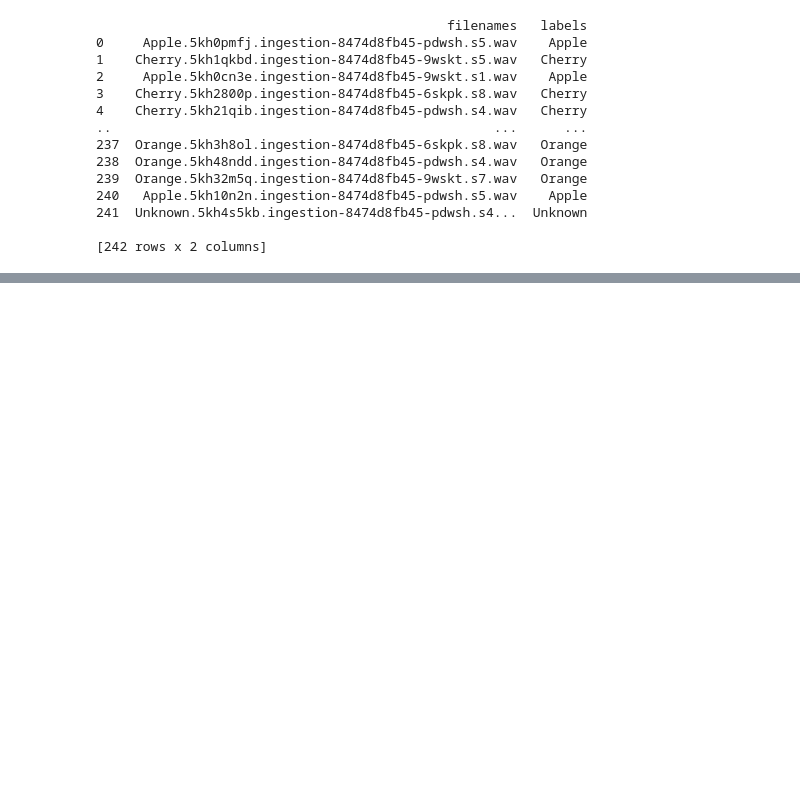
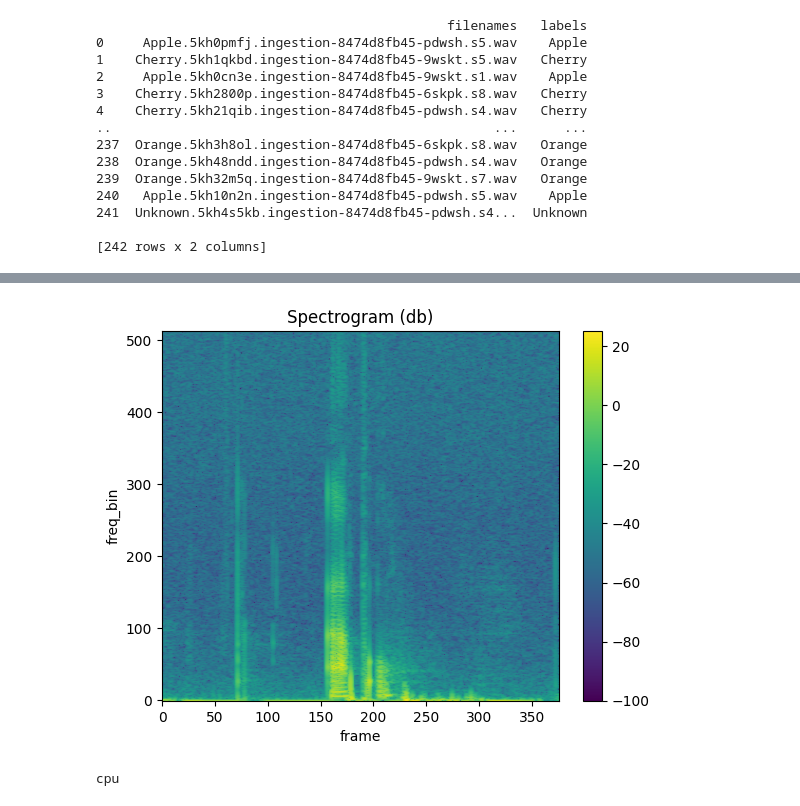
Before and after one commit to imgmaterial/AILabs, a Jupyter notebook: Labs/Lab4/Lab4.ipynb, the cells around one changed output, grey strips where cells are left out. Saved outputs shown, nothing was run; the diff lists cells and outputs as text; code cells hidden in the pictures; blank space fills up the shorter version.

```diff
--- a/Labs/Lab4/Lab4.ipynb
+++ b/Labs/Lab4/Lab4.ipynb
@@ -29,0 +114,9 @@ df.to_csv("labels.csv")
+# %%
+def plot_spectrogram(specgram, title=None, ylabel="freq_bin"):
+    fig, axs = plt.subplots(1, 1)
+    axs.set_title(title or "Spectrogram (db)")
+    axs.set_ylabel(ylabel)
+    axs.set_xlabel("frame")
+    im = axs.imshow(T.AmplitudeToDB()(specgram), origin="lower", aspect="auto")
+    fig.colorbar(im, ax=axs)
+    plt.show(block=False)
@@ -29,0 +167,6 @@ df.to_csv("labels.csv")
+# %%
+spectrogram = T.Spectrogram(n_fft=1024, hop_length=128)
+spec = spectrogram(waveform)
+plot_spectrogram(spec[0])
+# %% [output]
+[figure, added]
@@ -29,0 +210,4 @@ df.to_csv("labels.csv")
+# %%
+print(device)
+# %% [output]
+cpu
```
Also changed, not shown: parts of 16 cells of this notebook.
